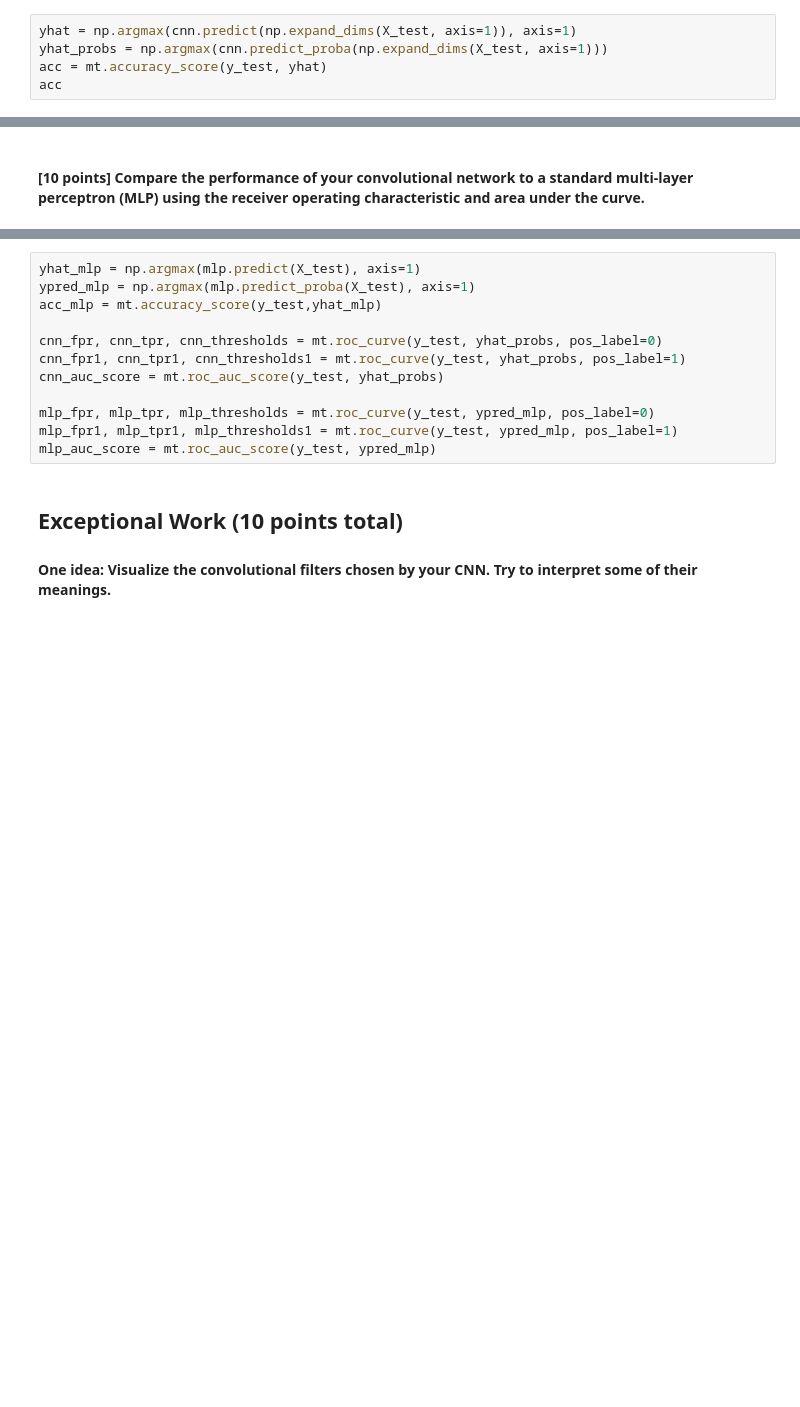
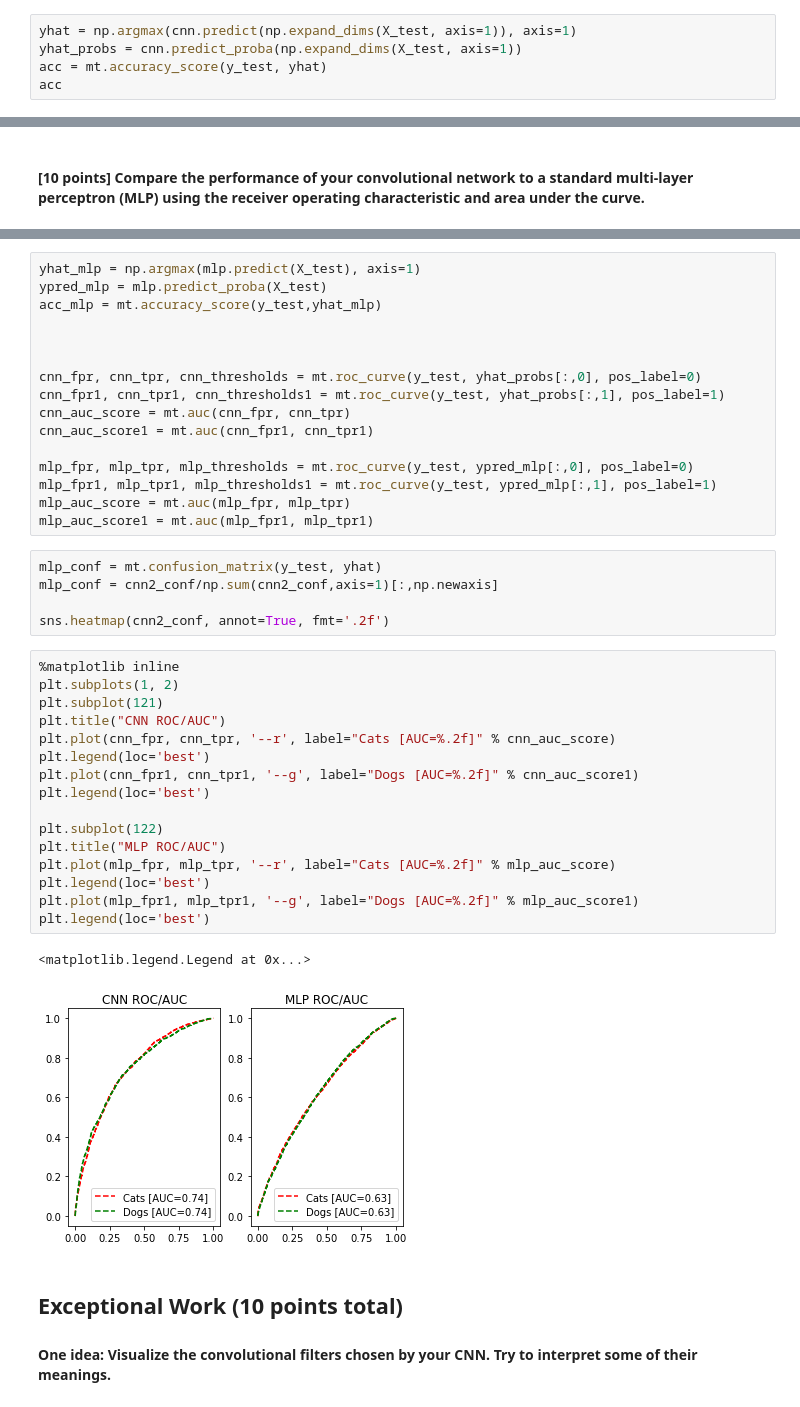
Before and after one commit to CT-Kyle/ML-Labs, a Jupyter notebook: lab8/lab8.ipynb, the cells around one changed output, grey strips where cells are left out. Drawn from its saved outputs; the diff is of its cells as text; blank space fills up the shorter version.

```diff
--- a/lab8/lab8.ipynb
+++ b/lab8/lab8.ipynb
@@ -150,6 +166,6 @@ Wall time: 16min 6s
 # %%
 yhat = np.argmax(cnn.predict(np.expand_dims(X_test, axis=1)), axis=1)
-yhat_probs = np.argmax(cnn.predict_proba(np.expand_dims(X_test, axis=1)))
+yhat_probs = cnn.predict_proba(np.expand_dims(X_test, axis=1))
 acc = mt.accuracy_score(y_test, yhat)
 acc
 # %% [output]
@@ -173,15 +199,43 @@ mlp.fit(X_train, y_ohe_train,
 # %%
 yhat_mlp = np.argmax(mlp.predict(X_test), axis=1)
-ypred_mlp = np.argmax(mlp.predict_proba(X_test), axis=1)
+ypred_mlp = mlp.predict_proba(X_test)
 acc_mlp = mt.accuracy_score(y_test,yhat_mlp)
 
-cnn_fpr, cnn_tpr, cnn_thresholds = mt.roc_curve(y_test, yhat_probs, pos_label=0)
-cnn_fpr1, cnn_tpr1, cnn_thresholds1 = mt.roc_curve(y_test, yhat_probs, pos_label=1)
-cnn_auc_score = mt.roc_auc_score(y_test, yhat_probs)
 
-mlp_fpr, mlp_tpr, mlp_thresholds = mt.roc_curve(y_test, ypred_mlp, pos_label=0)
-mlp_fpr1, mlp_tpr1, mlp_thresholds1 = mt.roc_curve(y_test, ypred_mlp, pos_label=1)
-mlp_auc_score = mt.roc_auc_score(y_test, ypred_mlp)
+
+cnn_fpr, cnn_tpr, cnn_thresholds = mt.roc_curve(y_test, yhat_probs[:,0], pos_label=0)
+cnn_fpr1, cnn_tpr1, cnn_thresholds1 = mt.roc_curve(y_test, yhat_probs[:,1], pos_label=1)
+cnn_auc_score = mt.auc(cnn_fpr, cnn_tpr)
+cnn_auc_score1 = mt.auc(cnn_fpr1, cnn_tpr1)
+
+mlp_fpr, mlp_tpr, mlp_thresholds = mt.roc_curve(y_test, ypred_mlp[:,0], pos_label=0)
+mlp_fpr1, mlp_tpr1, mlp_thresholds1 = mt.roc_curve(y_test, ypred_mlp[:,1], pos_label=1)
+mlp_auc_score = mt.auc(mlp_fpr, mlp_tpr)
+mlp_auc_score1 = mt.auc(mlp_fpr1, mlp_tpr1)
+# %%
+mlp_conf = mt.confusion_matrix(y_test, yhat)
+mlp_conf = cnn2_conf/np.sum(cnn2_conf,axis=1)[:,np.newaxis]
+
+sns.heatmap(cnn2_conf, annot=True, fmt='.2f')
+# %%
+%matplotlib inline
+plt.subplots(1, 2)
+plt.subplot(121)
+plt.title("CNN ROC/AUC")
+plt.plot(cnn_fpr, cnn_tpr, '--r', label="Cats [AUC=%.2f]" % cnn_auc_score)
+plt.legend(loc='best')
+plt.plot(cnn_fpr1, cnn_tpr1, '--g', label="Dogs [AUC=%.2f]" % cnn_auc_score1)
+plt.legend(loc='best')
+
+plt.subplot(122)
+plt.title("MLP ROC/AUC")
+plt.plot(mlp_fpr, mlp_tpr, '--r', label="Cats [AUC=%.2f]" % mlp_auc_score)
+plt.legend(loc='best')
+plt.plot(mlp_fpr1, mlp_tpr1, '--g', label="Dogs [AUC=%.2f]" % mlp_auc_score1)
+plt.legend(loc='best')
+# %% [output]
+<matplotlib.legend.Legend at 0x...>
+[figure, added]
 # %% [markdown]
 ## Exceptional Work (10 points total)
 #### One idea: Visualize the convolutional filters chosen by your CNN. Try to interpret some of their meanings.
```
Also changed, not shown: parts of 13 cells of this notebook.
